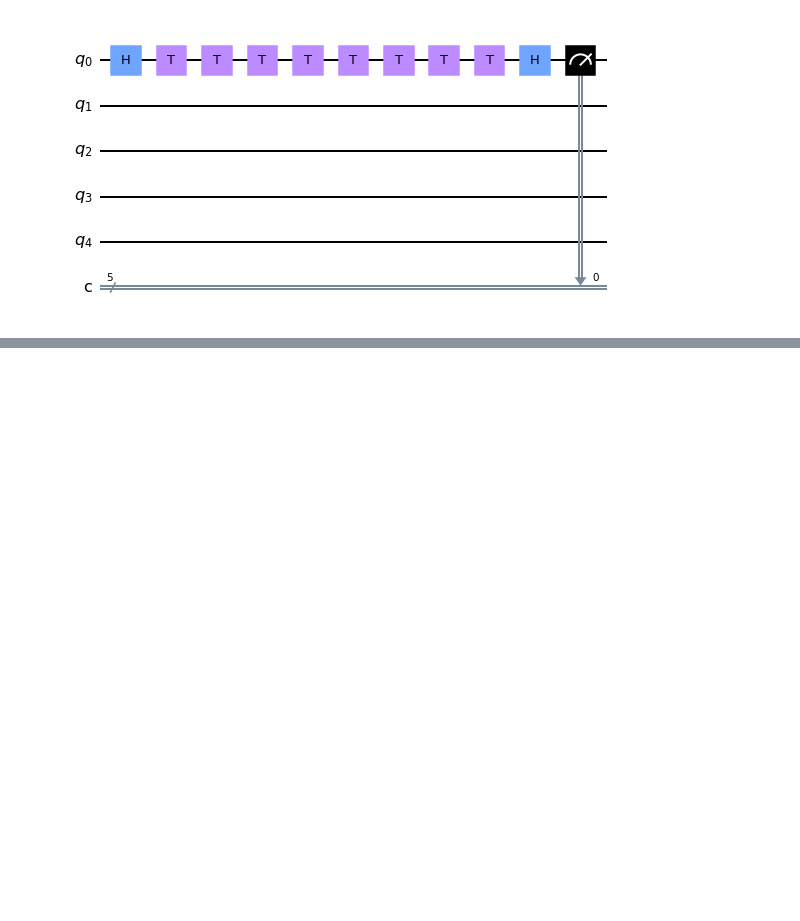
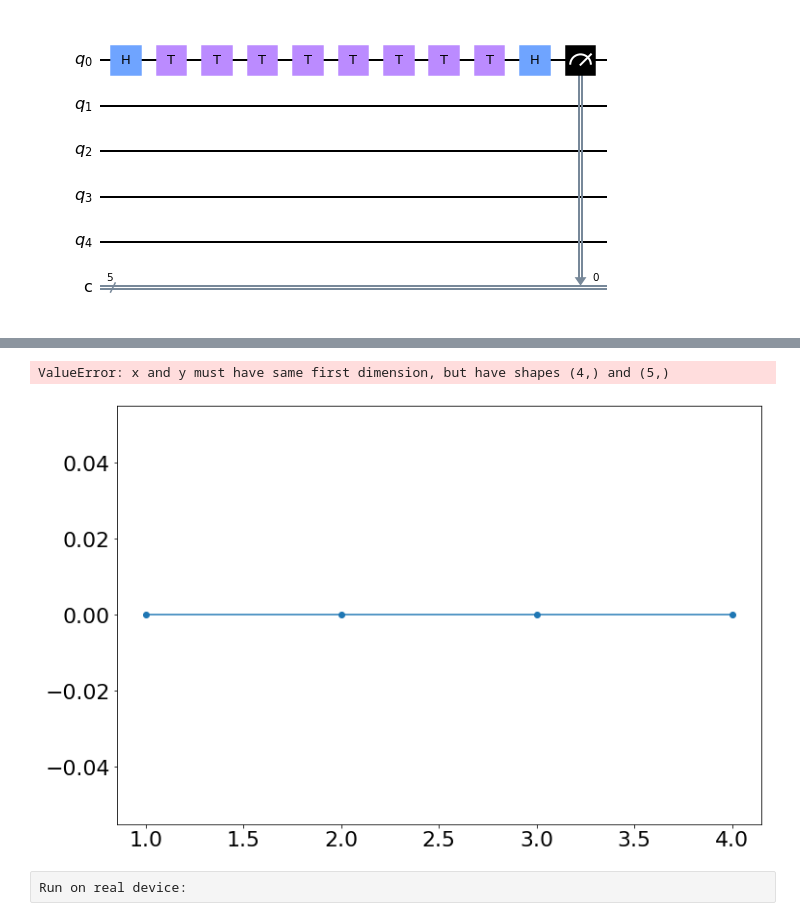
Before and after one commit to DeDuckProject/quantum-playground, a Jupyter notebook: experiments/basic-error-correction.ipynb, the cells around one changed output, grey strips where cells are left out. Drawn from its saved outputs; the diff is of its cells as text; code cells hidden in the pictures; blank space fills up the shorter version.

```diff
--- a/experiments/basic-error-correction.ipynb
+++ b/experiments/basic-error-correction.ipynb
@@ -56,7 +58,7 @@ def decode_optimize(circuit, logicalQubit, dup1, dup2):
     circuit.cnot(logicalQubit,dup2)
     circuit.toffoli(dup1,dup2,logicalQubit)
 # %%
-def generateCircuit(applyErrorCorrection = False, optimizedEC = True, mainCircuitLengthMultiple = 1):
+def generateCircuit(applyErrorCorrection = False, optimizedEC = True, mainCircuitLengthMultiple = 1, simulateErrors = []):
     qreg_q = QuantumRegister(n, 'q')
     creg_c = ClassicalRegister(n, 'c')
     circuit = QuantumCircuit(qreg_q, creg_c)
@@ -77,7 +79,8 @@ def generateCircuit(applyErrorCorrection = False, optimizedEC = True, mainCircui
         circuit.h(0)
 
     # simulate error (not needed in real HW since we have noise there already:
-    # circuit.x(0)
+    for i in simulateErrors:
+        circuit.x(i)
 
     if applyErrorCorrection:
         if optimizedEC:
@@ -90,3 +93,14 @@ def generateCircuit(applyErrorCorrection = False, optimizedEC = True, mainCircui
 
     circuit.draw('mpl')
     return circuit
+# %%
+def compute_error_rate(answers):
+    results = []
+    for answer in answers:
+        no_shots = sum(answer[y] for y in answer)
+        if '00001' in answer:
+            error_rate = answer['00001'] / no_shots
+        else:
+            error_rate = 0
+        results.append(error_rate)
+    return results
@@ -133,0 +198,28 @@ job_monitor(job, interval=2)
+# %%
+no_qec = compute_error_rate(np.array(results.get_counts()[0:n_depth-1]))
+qec_naive = compute_error_rate(np.array(results.get_counts()[n_depth-1:n_depth*2-1]))
+qec_opt = compute_error_rate(np.array(results.get_counts()[n_depth*2-1:n_depth*3-1]))
+
+no_qec_real = compute_error_rate(np.array(results_real.get_counts()[0:n_depth-1]))
+qec_naive_real = compute_error_rate(np.array(results_real.get_counts()[n_depth-1:n_depth*2-1]))
+qec_opt_real = compute_error_rate(np.array(results_real.get_counts()[n_depth*2-1:n_depth*3-1]))
+# %%
+import math
+
+plt.figure(figsize=(12,8))
+plt.rcParams.update({'font.size': 22})
+plt.plot(depth_vec, no_qec, 'o-', label ='Noiseless (simulation)')
+plt.plot(depth_vec, qec_naive, 'o-', label ='Noiseless (simulation)')
+plt.plot(depth_vec, qec_opt, 'o-', label ='Noiseless (simulation)')
+
+plt.grid(which='major',axis='both')
+plt.rcParams.update({'font.size': 16})
+plt.legend()
+
+# plt.xlabel('Theta between chosen bases (radians)')
+# plt.ylabel('Probability for same outcome for both qubits')
+# %% [output]
+ValueError: x and y must have same first dimension, but have shapes (4,) and (5,)
+[figure, added]
+# %% [raw]
+Run on real device:
```
Also changed, not shown: parts of 9 cells of this notebook.
